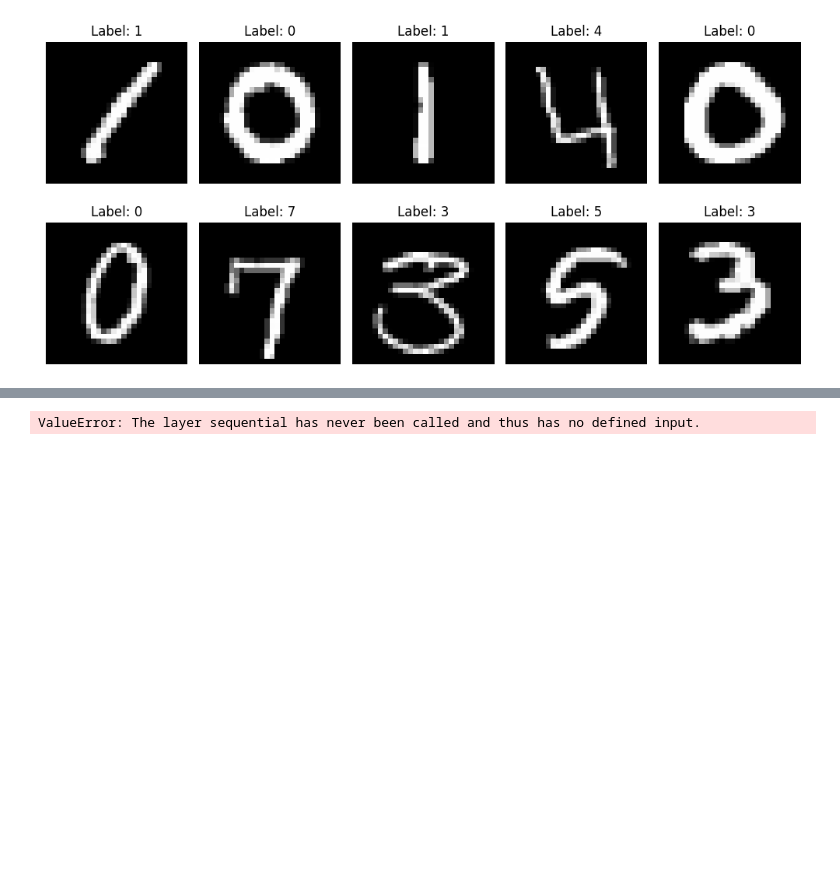
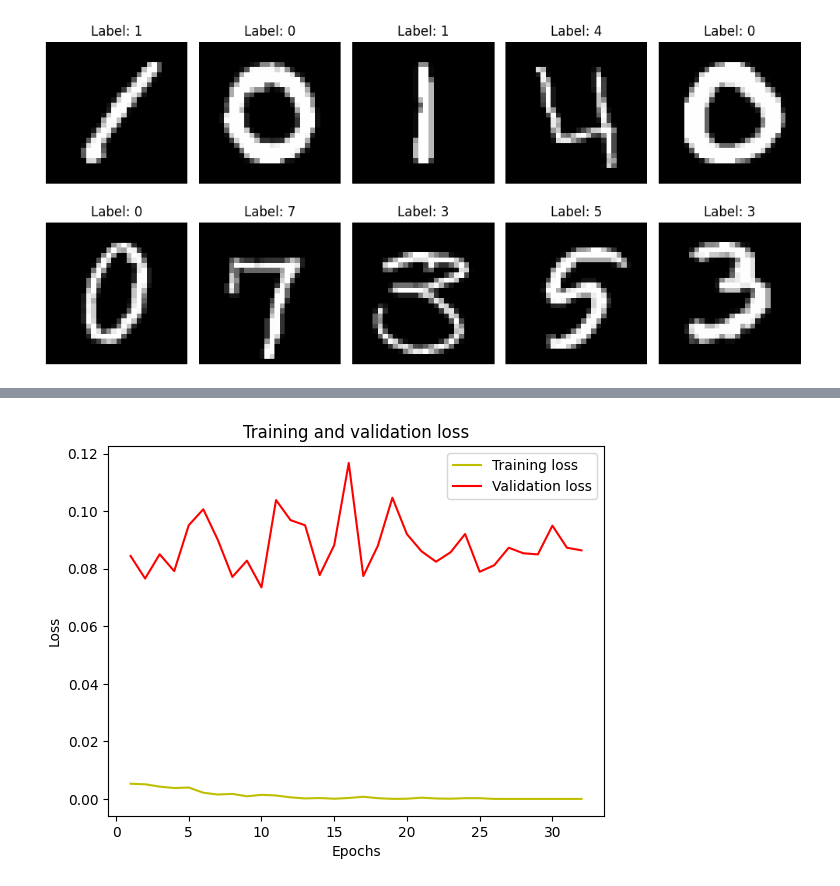
Before and after one commit to m-harishhh/Digit-recogniser, a Jupyter notebook: code.ipynb, the cells around one changed output, grey strips where cells are left out. Cells and saved outputs as stored; diff of their text form; code cells hidden in the pictures; blank space fills up the shorter version.

```diff
--- a/code.ipynb
+++ b/code.ipynb
@@ -128,0 +91,30 @@ Model: "sequential"
+# %%
+input_layer = layers.Input(shape=(28, 28, 1))
+
+# Add convolutional layers with pooling and batch normalization
+x = Conv2D(32, (5, 5), activation='relu', padding='Same')(input_layer)
+x = BatchNormalization()(x)
+x = MaxPooling2D((2, 2))(x)
+
+x = Conv2D(64, (3, 3), activation='relu', padding='Same')(x)
+x = BatchNormalization()(x)
+x = MaxPooling2D((2, 2))(x)
+
+x = Conv2D(64, (3, 3), activation='relu', padding='Same')(x)
+x = BatchNormalization()(x)
+
+# Flatten the output
+x = Flatten()(x)
+
+# Add dense layers after flattening
+x = Dense(128, activation='relu', kernel_initializer='he_uniform')(x)
+prediction_layer = Dense(10, activation='softmax')(x)
+
+# Creating the final model using the input and output layers
+cnn_model = Model(inputs=input_layer, outputs=prediction_layer)
+
+# Compile the model
+cnn_model.compile(optimizer='rmsprop', loss='categorical_crossentropy', metrics=['accuracy'])
+
+# Print the model summary
+cnn_model.summary()
@@ -129,3 +143,3 @@ Model: "sequential"
 # %%
-cnn_model.fit(x_train, y_train, epochs=10, batch_size=32, validation_split=0.2, verbose=2, steps_per_epoch= x_train.shape[0] // 32)
+history = cnn_model.fit(X_train, y_train, epochs= 32, batch_size= 32, validation_split= 0.2)
 # %% [output]
@@ -161,8 +163,13 @@ array([[9.2836507e-18, 1.0000000e+00, 3.3092293e-17, 5.0388037e-22,
-# %%
-#extracting output from cnn
-feature_extract = models.Model(inputs = cnn_model.input, outputs = cnn_model.output)
-
-x_train_feat = feature_extract.predict(x_train)
-x_test_feat =  feature_extract.predict(x_test)
-# %% [output]
-ValueError: The layer sequential has never been called and thus has no defined input.
+# %%
+loss = history.history['loss']
+val_loss = history.history['val_loss']
+epochs = range(1, len(loss) + 1)
+plt.plot(epochs, loss, 'y', label='Training loss')
+plt.plot(epochs, val_loss, 'r', label='Validation loss')
+plt.title('Training and validation loss')
+plt.xlabel('Epochs')
+plt.ylabel('Loss')
+plt.legend()
+plt.show()
+# %% [output]
+[figure, added]
```
Also changed, not shown: parts of 16 cells of this notebook, 1 other file.
